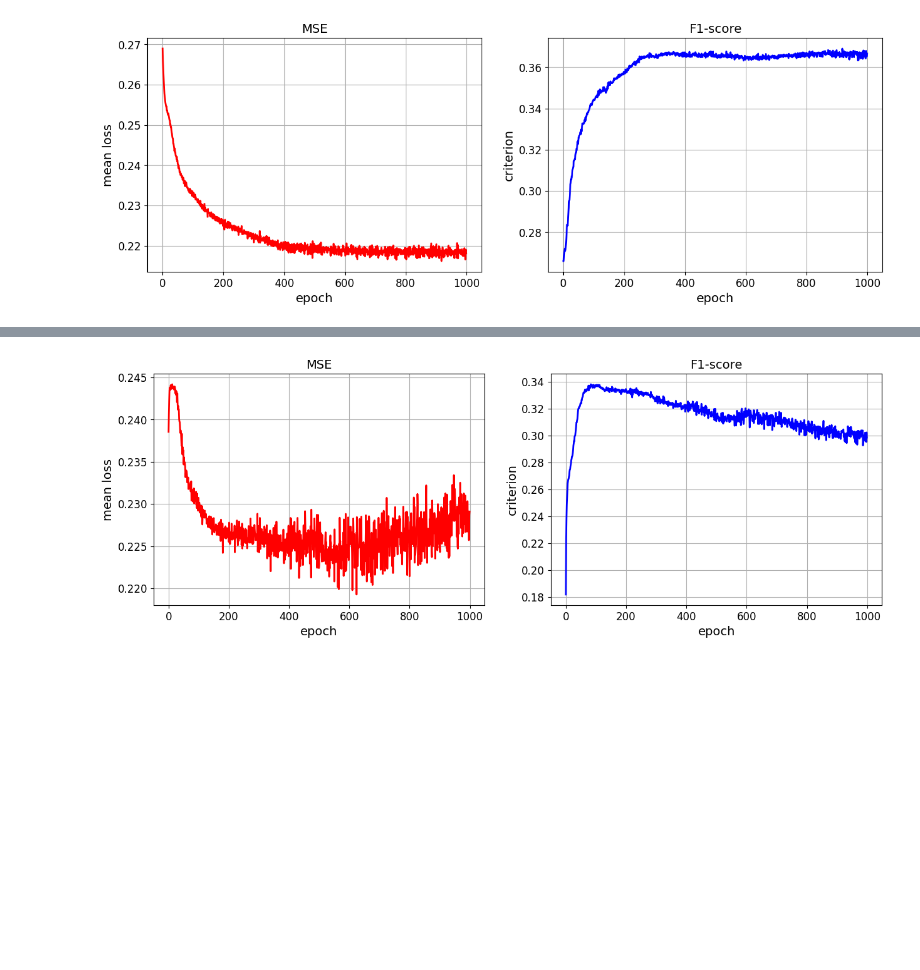
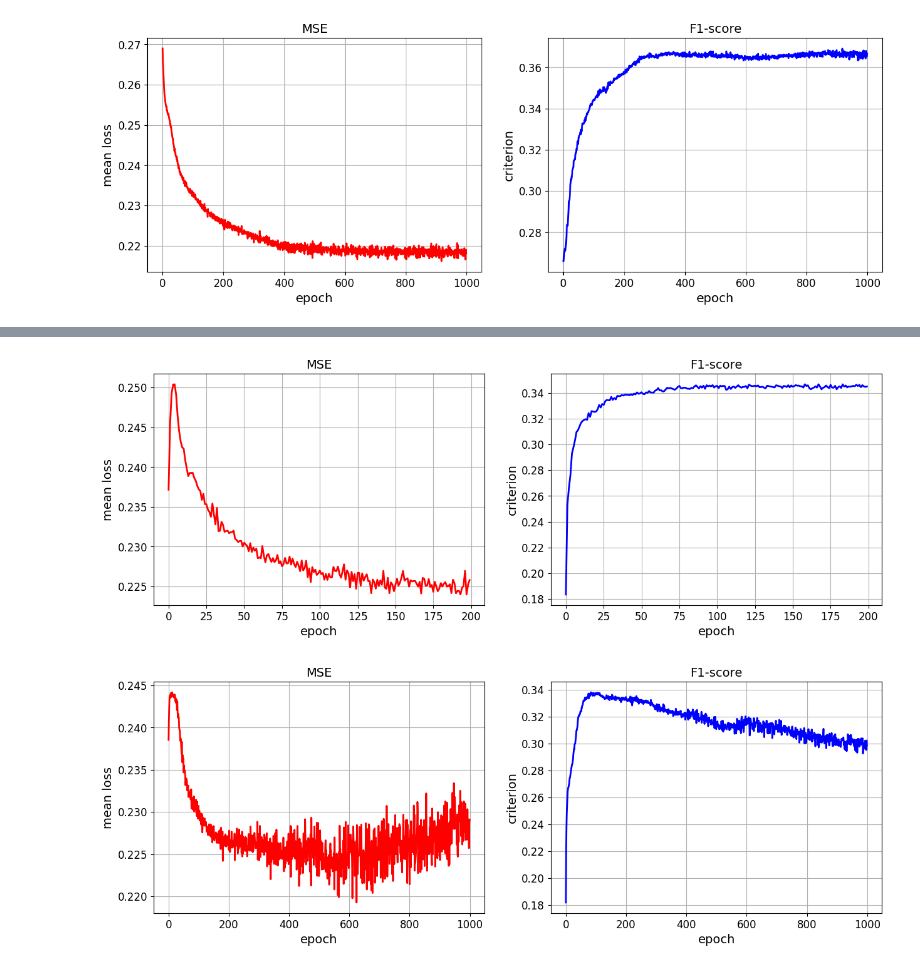
Before and after one commit to Sidl419/pattern_recognition, a Jupyter notebook: notebooks/training_update.ipynb, the cells around one changed output, grey strips where cells are left out. Drawn from its saved outputs; the diff is of its cells as text; code cells hidden in the pictures; blank space fills up the shorter version.

```diff
--- a/notebooks/training_update.ipynb
+++ b/notebooks/training_update.ipynb
@@ -441,7 +446,7 @@ show_progress(loss, acc, 'MSE', 'F1-score')
 criterion = nn.MSELoss()# nn.BCEWithLogitsLoss(pos_weight=torch.tensor(3))# weight=torch.tensor([1, 4], device=my_device)
 
 learning_params = {
-    'num_epochs' : 100,
+    'num_epochs' : 200,
     'lr' : 1e-4,
     'weight_decay' : 1e-2,
     'step_size' : 5,
@@ -461,8 +466,11 @@ A = torch.tensor(get_delaunay_graph(eloc).toarray()).to(my_device)
 #B = B.to(my_device)
 #model_CNN = BaseCNNAttn(72, 64)
 #model_CNN = BaseCNNAttn(72, 64, num_filters=10)
-model_GNN = BaseGNN(72, 64, A)
+model_GNN = BaseGNN(48, 64, A)
 
-loss, acc, total_time = train_model(model_GNN, data_loaders_CNN_B, criterion, learning_params, device=my_device, log_rate=10)
+loss, acc, total_time = train_model(model_GNN, data_loaders_CNN, criterion, learning_params, device=my_device, log_rate=10)
+print('Accuracy: ', acc['Accuracy'].max())
+print('F1-score: ', acc['F1-score'].max())
+show_progress(loss, acc, 'MSE', 'F1-score')
 # %% [output]
 cuda:0
@@ -485,3 +493,4 @@ Training complete in 2m 29s
+[figure, added]
 # %%
 show_progress(loss, acc, 'MSE', 'F1-score')
 # %% [output]
```
Also changed, not shown: parts of 2 cells of this notebook.
